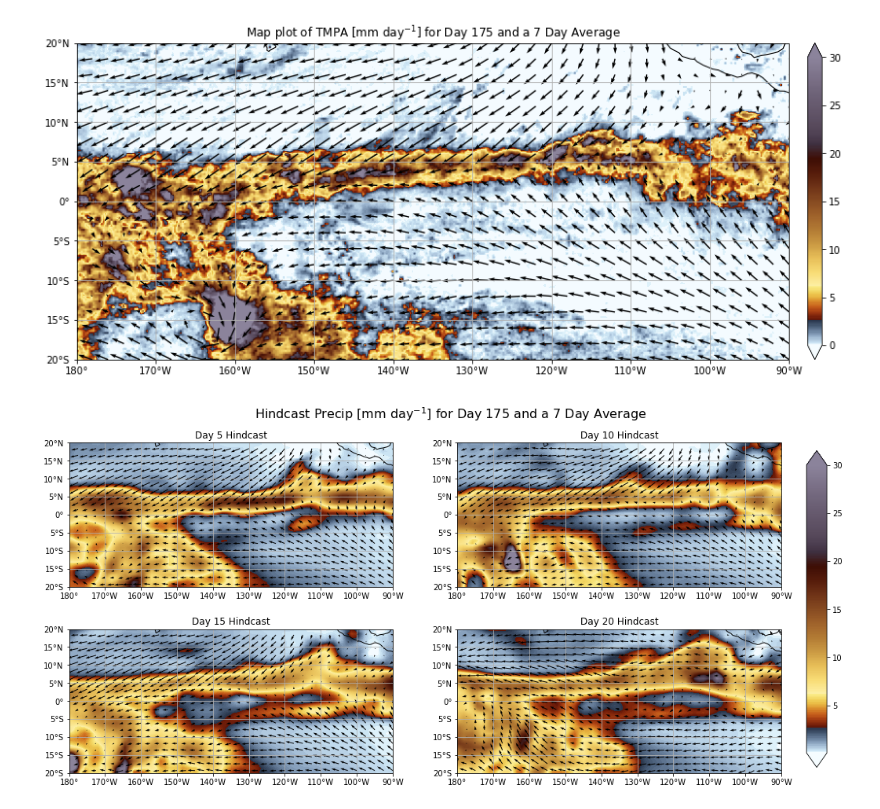
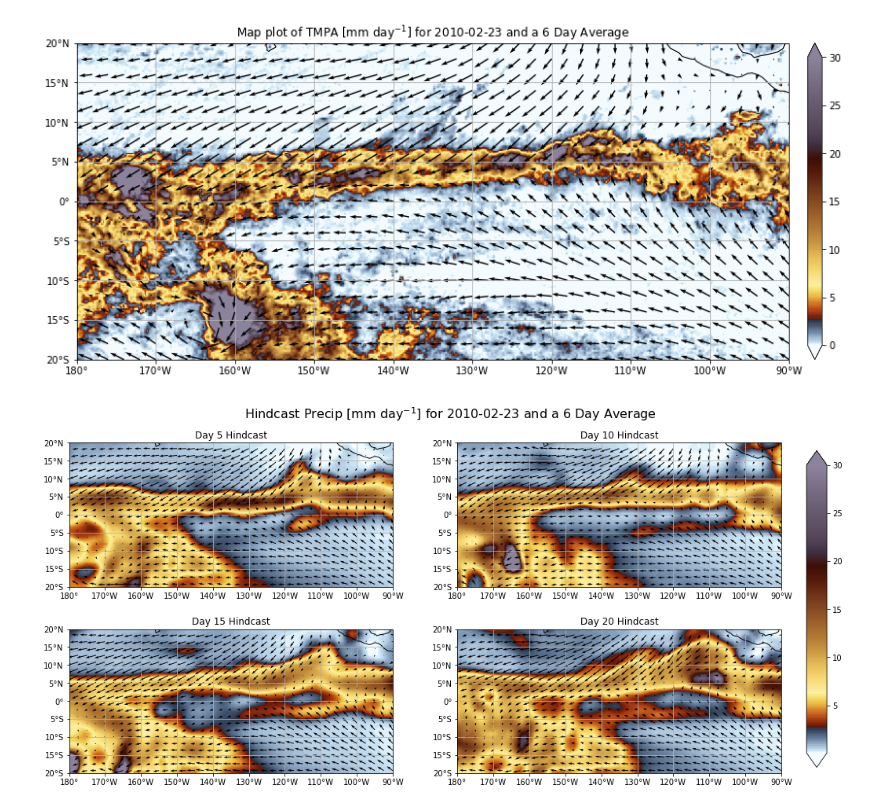
Before and after one commit to ITCZ-hindcasts/python-scripts, a Jupyter notebook: MapPlot.ipynb, the cells around one changed output. Saved outputs shown, nothing was run; the diff lists cells and outputs as text; code cells hidden in the pictures.

```diff
--- a/MapPlot.ipynb
+++ b/MapPlot.ipynb
@@ -19,11 +18,11 @@ import cm_xml_to_matplotlib as cm
 # ************************************************************************************************
 
 
-#### Select the date to be analyzed as a value representing the number of days since 2009-09-01 ####
-dayOfTheSeason = 175 # For reference: 174 is February 22 and 122 is January 1
+#### Select the date in 'YYYY-MM-DD' format (ISO 8601 for you nerds out there) ####
+_dayOfTheSeason = '2010-02-23'
 
 #### Select the number of days to be time averaged ####
-numDayAvg = 7
+numDayAvg = 6
 
 # Choose region of interest
 lats =  -20
@@ -32,6 +31,9 @@ lonw = -180 # *** For longitudes west of the Prime Meridian, enter a negative nu
 lone = -90
 
 # ************************************************************************************************
+
+# Convert _dayOfTheSeason to datetime64 format
+dayOfTheSeason = np.datetime64(_dayOfTheSeason)
 # %%
 ## Select the data within the user defined region of interest
 
@@ -40,7 +42,7 @@ lone = -90
 if dayOfTheSeason+numDayAvg-1 > dataPRECT[1]['time'][-1] or dayOfTheSeason < dataPRECT[1]['time'][0]:
     prectSel=None; vbotSel=None; ubotSel=None; vbotObsSel=None; ubotObsSel=None; prectObsSel=None
     prectPlot=None; vbotPlot=None; ubotPlot=None; VbotObsPlot=None; ubotObsPlot=None; prectObsPlot=None
-    sys.exit("The user is attempting to access data that is outside of the time bounds of the hindcast dataset")
+    sys.exit("The user has attemped to access data that is outside of the time bounds of the hindcast dataset")
 
 # Select the data within the region of interest
 prectSel = [None] * len(dataPRECT)
@@ -56,14 +58,15 @@ for ii in range(1,len(dataPRECT)):
     vbotSel[ ii] = dataVBOT[ ii].sel(time=slice(dayOfTheSeason,dayOfTheSeason+numDayAvg-1), lat=slice(lats,latn), lon=slice(lonw+360,lone+360))
     ubotSel[ ii] = dataUBOT[ ii].sel(time=slice(dayOfTheSeason,dayOfTheSeason+numDayAvg-1), lat=slice(lats,latn), lon=slice(lonw+360,lone+360))
 
-# Note that the latitude slice is from north to south to match the wind obs convention. Also, a conversion is required for time
-vbotObsSel = dataVBOTObs.sel(time=slice( (dayOfTheSeason+40055)*24+9, (dayOfTheSeason+40055+numDayAvg-1)*24+9),
-                             latitude=slice(latn,lats), longitude=slice(lonw+360,lone+360))
-ubotObsSel = dataUBOTObs.sel(time=slice( (dayOfTheSeason+40055)*24+9, (dayOfTheSeason+40055+numDayAvg-1)*24+9),
+prectObsSel = dataPRECTObs['pr'].sel(time=slice(dayOfTheSeason, dayOfTheSeason+numDayAvg-1), lat=slice(lats,latn), lon=slice(lonw,lone))
+
+# Note that the latitude slice is from north to south to match the wind obs convention.
+# Also, numDayAvg does not need to be subtracted by 1. Presumably because the obs data has a time stamp on it
+vbotObsSel = dataVBOTObs['v10'].sel(time=slice(dayOfTheSeason, dayOfTheSeason+numDayAvg),
                              latitude=slice(latn,lats), longitude=slice(lonw+360,lone+360))
 
-# Add 40055 to change the reference date of dayOfTheSeason from 2009-09-01 to 1900-01-01
-prectObsSel = dataPRECTObs['pr'].sel(time=slice(dayOfTheSeason+40055, dayOfTheSeason+numDayAvg-1+40055), lat=slice(lats,latn), lon=slice(lonw,lone))
+ubotObsSel = dataUBOTObs['u10'].sel(time=slice(dayOfTheSeason, dayOfTheSeason+numDayAvg),
+                             latitude=slice(latn,lats), longitude=slice(lonw+360,lone+360))
 # %%
 # Average the data for the length of the numDayAvg specificed
 
@@ -107,39 +110,39 @@ mycmap = cm.make_cmap('CustomColorMap1.xml')
 geo_axes = plt.axes(projection=ccrs.PlateCarree())
 geo_axes.set_xticks(np.arange(lonw,lone+1,10), crs=ccrs.PlateCarree())
 geo_axes.set_yticks(np.arange(lats,latn+1,5), crs=ccrs.PlateCarree())
 lon_formatter = LongitudeFormatter(zero_direction_label=True)
 lat_formatter = LatitudeFormatter()
 geo_axes.xaxis.set_major_formatter(lon_formatter)
 geo_axes.yaxis.set_major_formatter(lat_formatter)
 geo_axes.coastlines(resolution='110m')
 geo_axes.gridlines(xlocs=np.arange(lonw,lone+1,10), ylocs=np.arange(lats,latn+1,5))
 image_extent = [lonw,lone,lats,latn]
 
 # Plot precip contour plot
 IM = geo_axes.imshow(prectObsPlot, extent=image_extent, cmap=plt.get_cmap(mycmap), origin='lower', vmax=Vmax)
 
 # Plot wind vectors
-geo_axes.quiver(ubotObsPlot['longitude'][::n],     ubotObsPlot['latitude'][::n],
-                ubotObsPlot['u10'][::n,::n], vbotObsPlot['v10'][::n,::n], transform=ccrs.PlateCarree(), width=0.0018)
+geo_axes.quiver(ubotObsPlot['longitude'][::n], ubotObsPlot['latitude'][::n], ubotObsPlot[::n,::n],
+                vbotObsPlot[::n,::n], transform=ccrs.PlateCarree(), width=0.0018)
 
 # Set boundaries of plot
 geo_axes.set_xlim([lonw,lone])
 geo_axes.set_ylim([lats,latn])
 
 plt.colorbar(IM, ax=geo_axes, orientation='vertical', pad=0.02, extend='both')
-plt.title("Map plot of TMPA [mm day$^{-1}$] for Day "+str(dayOfTheSeason)+" and a "+str(numDayAvg)+" Day Average")
+plt.title("Map plot of TMPA [mm day$^{-1}$] for "+str(dayOfTheSeason)+" and a "+str(numDayAvg)+" Day Average")
 
 # Save figure code
 # Check if folder is there. If it is not, make the folder
-dir = '/home/jlarson1/Day '+str(dayOfTheSeason)+' Analysis'
+dir = '/home/jlarson1/'+str(dayOfTheSeason)+' Analysis'
 if os.path.isdir(dir) == False:
     os.mkdir(dir)
 
-plt.savefig(dir+'/Day'+str(dayOfTheSeason)+'with'+str(numDayAvg)+'DayAvgObsMapPlot', dpi=_dpi, bbox_inches='tight')
+plt.savefig(dir+'/'+str(dayOfTheSeason)+'with'+str(numDayAvg)+'DayAvgObsMapPlot', dpi=_dpi, bbox_inches='tight')
 
 plt.show()
 # %% [output]
-[figure, old version]
+[figure, new version]
 # %%
 # Plot four subplots for each hindcast day
 
@@ -171,12 +174,12 @@ mycmap = cm.make_cmap('CustomColorMap1.xml')
 for ii, day in enumerate(hcastDay):
 
     # Plot precip in mm/day
-    im = axes.flat[ii].imshow(prectPlot[day]['PRECT']*1000*86400, extent=image_extent, vmax=Vmax, origin='lower',
+    im = axes.flat[ii].imshow(prectPlot[day], extent=image_extent, vmax=Vmax, origin='lower',
                               interpolation='bilinear', cmap=plt.get_cmap(mycmap))
 
     # Plot horizontal wind vectors. The density of these vectors is controlled by n
     axes.flat[ii].quiver(vbotPlot[day]['lon'][::n],   vbotPlot[day]['lat'][::n],
-                         ubotPlot[day]['u'][::n,::n], vbotPlot[day]['v'][::n,::n], transform=ccrs.PlateCarree())
+                         ubotPlot[day][::n,::n], vbotPlot[day][::n,::n], transform=ccrs.PlateCarree())
 
     # Set boundaries of graphs
     axes.flat[ii].set_xlim([lonw,lone])
@@ -200,16 +203,15 @@ cbar_ax = fig.add_axes([0.85, 0.15, 0.02, 0.7])
 fig.colorbar(im, cax=cbar_ax, extend='both')
 
 # Set title for the entire figure
-fig.suptitle("Hindcast Precip [mm day$^{-1}$] for Day "+str(dayOfTheSeason)+" and a "+str(numDayAvg)+" Day Average",
+fig.suptitle("Hindcast Precip [mm day$^{-1}$] for "+str(dayOfTheSeason)+" and a "+str(numDayAvg)+" Day Average",
              size=16,y=0.95)
 
 ## Save figure code
-plt.savefig(dir+'/Day'+str(dayOfTheSeason)+'with'+str(numDayAvg)+'DayAvgHindcastMapPlot', dpi=200, bbox_inches='tight',
-           transparent=True, facecolor=None, edgecolor=None, pad_inches=0)
+plt.savefig(dir+'/'+str(dayOfTheSeason)+'with'+str(numDayAvg)+'DayAvgHindcastMapPlot', dpi=200, bbox_inches='tight')
 
 plt.show()
 # %% [output]
-[figure, old version]
+[figure, new version]
 # %%
 ## Increase the spatial resolution of the hindcast dataset so that it equals the resolution of obs
 ## Then, find the absolute error between the hindcast precip and the obs precip
```
Also changed, not shown: parts of 9 cells of this notebook, 10 other files.
